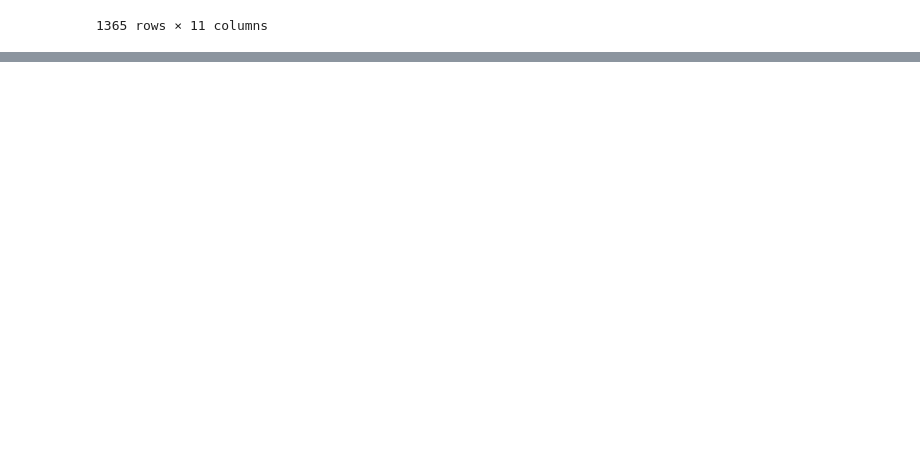
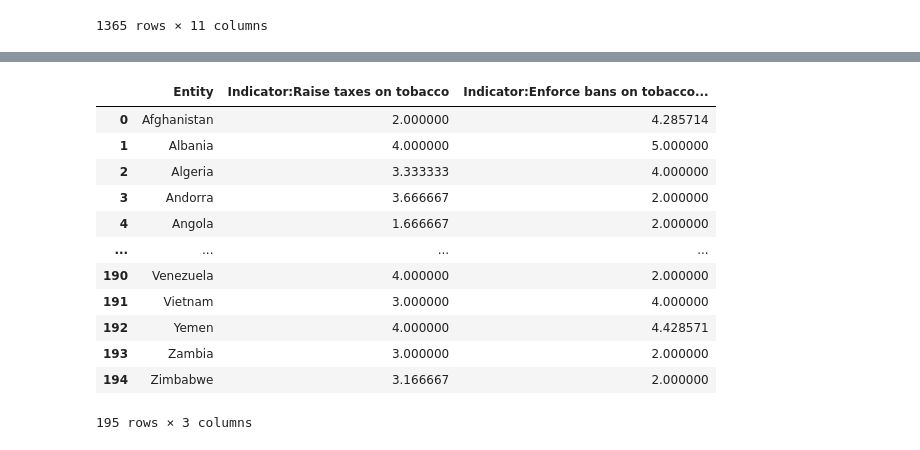
Before and after one commit to AKCase1993/Capstone-NSS-DA7, a Jupyter notebook: notebook/Countries.ipynb, the cells around one changed output, grey strips where cells are left out. Cells and saved outputs as stored; diff of their text form; code cells hidden in the pictures; blank space fills up the shorter version.

```diff
--- a/notebook/Untitled.ipynb
+++ b/notebook/Countries.ipynb
@@ -114,0 +131,18 @@ countries_df_1.to_csv(r'C:\Users\Andrew\Desktop\DA7/Projects/Capstone-NSS-DA7/da
+# %%
+tax_gb= tax_df.groupby(['Entity'],as_index = False)['Indicator:Raise taxes on tobacco','Indicator:Enforce bans on tobacco advertising'].mean()
+
+tax_gb
+# %% [output]
+|  | Entity | Indicator:Raise taxes on tobacco | Indicator:Enforce bans on tobacco... |
+| 0 | Afghanistan | 2.000000 | 4.285714 |
+| 1 | Albania | 4.000000 | 5.000000 |
+| 2 | Algeria | 3.333333 | 4.000000 |
+| 3 | Andorra | 3.666667 | 2.000000 |
+| 4 | Angola | 1.666667 | 2.000000 |
+| ... | ... | ... | ... |
+| 190 | Venezuela | 4.000000 | 2.000000 |
+| 191 | Vietnam | 3.000000 | 4.000000 |
+| 192 | Yemen | 4.000000 | 4.428571 |
+| 193 | Zambia | 3.000000 | 2.000000 |
+| 194 | Zimbabwe | 3.166667 | 2.000000 |
+195 rows × 3 columns
```
Also changed, not shown: parts of 4 cells of this notebook, 1 other file.
